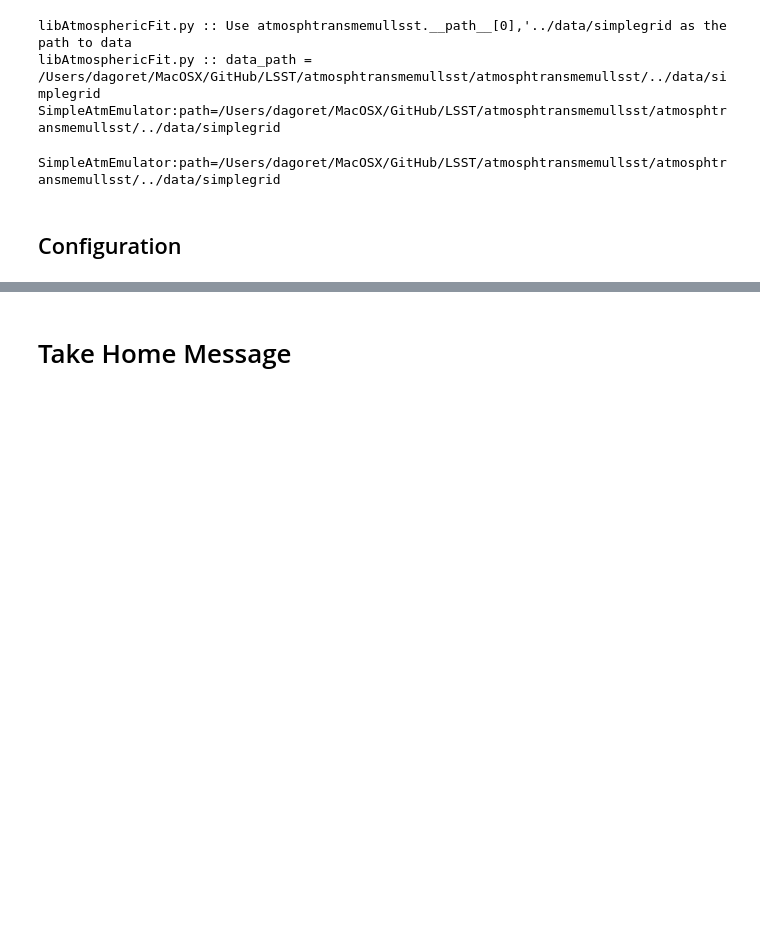
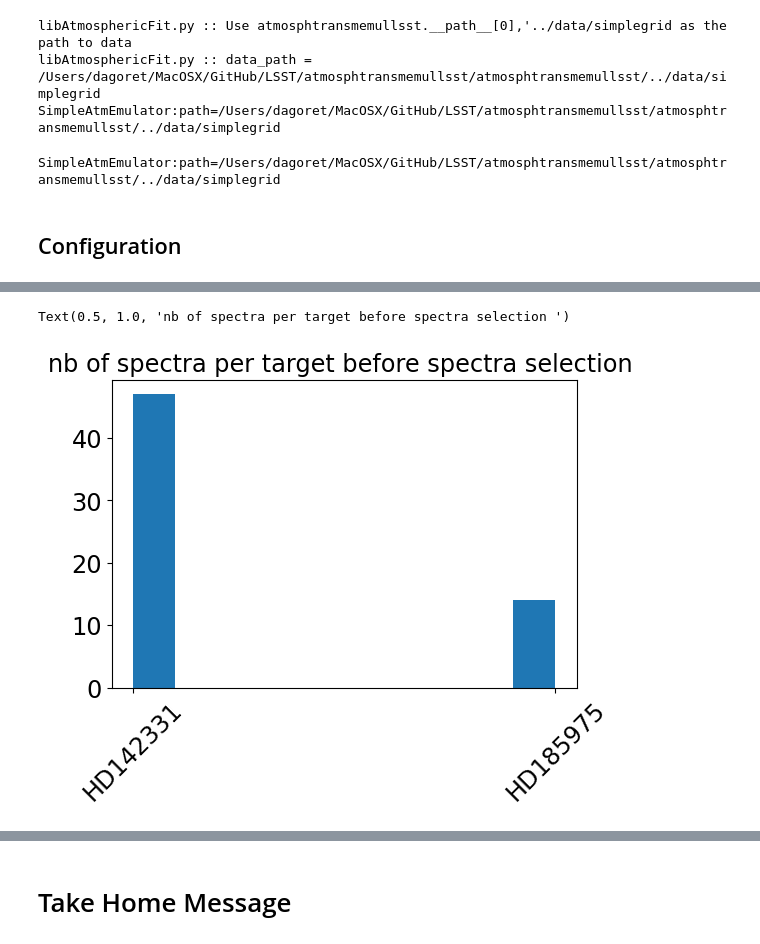
Before and after one commit to sylvielsstfr/RubinLSSTPhotometricCorrTuto, a Jupyter notebook: notebooks/01_AtmosphericParamExtraction/01b_AuxtelSpectraFits.ipynb, the cells around one changed output, grey strips where cells are left out. Saved outputs shown, nothing was run; the diff lists cells and outputs as text; code cells hidden in the pictures; blank space fills up the shorter version.

```diff
--- a/notebooks/01_AtmosphericParamExtraction/01b_AuxtelSpectraFits.ipynb
+++ b/notebooks/01_AtmosphericParamExtraction/01b_AuxtelSpectraFits.ipynb
@@ -86,0 +110,5 @@ WL=np.linspace(WLMIN,WLMAX,NWLBIN)
+# %%
+the_date = 20220630
+the_filtertype = "empty~holo4_003"
+path_spectra = "../data/extractedspectraauxtel"
+filename_spectra = "run-auxtel-holo-20220630-empty~holo4_003-PSF2DFFM_REBIN2-main.pickle"
@@ -86,0 +124,5 @@ WL=np.linspace(WLMIN,WLMAX,NWLBIN)
+# %%
+fullfilename=os.path.join(path_spectra,filename_spectra)
+# %%
+with open(fullfilename, 'rb') as f:
+    spectra_content = pickle.load(f)
@@ -86,0 +137,3 @@ WL=np.linspace(WLMIN,WLMAX,NWLBIN)
+# %%
+infos, all_spectra = GetSpectra(spectra_content)
+list_of_badnums1 = []
@@ -86,0 +158,9 @@ WL=np.linspace(WLMIN,WLMAX,NWLBIN)
+# %%
+fig = plt.figure(figsize=(6,4))
+ax=fig.add_subplot(1,1,1)
+ax.hist(infos.object);
+ax.set_xticklabels(ax.get_xticklabels(), rotation=45, ha='center')
+ax.set_title("nb of spectra per target before spectra selection ")
+# %% [output]
+Text(0.5, 1.0, 'nb of spectra per target before spectra selection ')
+[figure, added]
```
Also changed, not shown: parts of 34 cells of this notebook, 21 other files.
